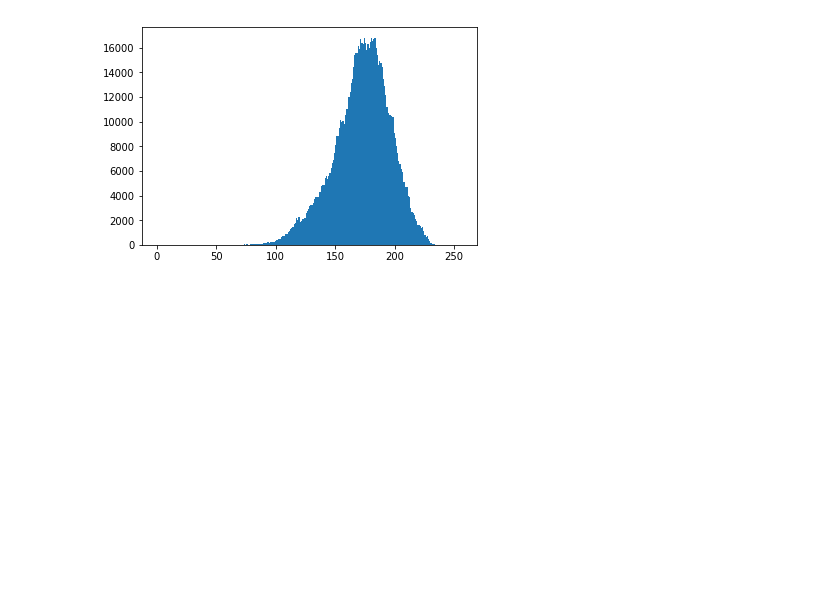
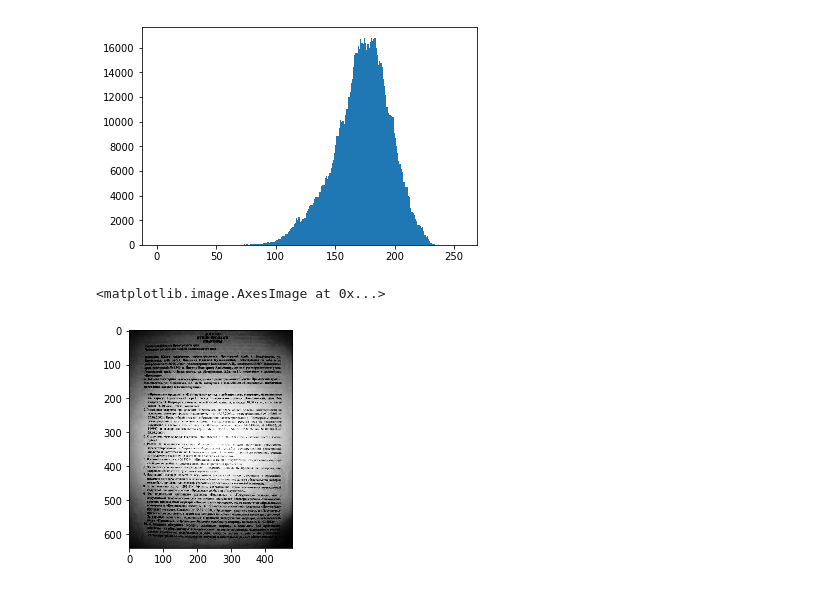
Before and after one commit to Ciaran-OBrien/Image-Processing, a Jupyter notebook: Assignment 1/C15765215 - Ciarán O'Brien - CA 1.ipynb, the cells around one changed output. Drawn from its saved outputs; the diff is of its cells as text; code cells hidden in the pictures; blank space fills up the shorter version.

```diff
--- a/Assignment 1/C15765215 - Ciarán O'Brien - CA 1.ipynb
+++ b/Assignment 1/C15765215 - Ciarán O'Brien - CA 1.ipynb
@@ -14,3 +14,11 @@ Values = textImage.ravel()
 plt.hist(Values,bins=256,range=[0,256]);
 # %% [output]
 [figure]
+# %%
+# No we look at the image using cv2's equalise fxn
+greyTextImage = cv2.cvtColor(textImage,cv2.COLOR_BGR2GRAY)
+eqHistImage = cv2.equalizeHist(greyTextImage)
+plt.imshow(cv2.cvtColor(eqHistImage,cv2.COLOR_GRAY2BGR))
+# %% [output]
+<matplotlib.image.AxesImage at 0x...>
+[figure, added]
```
Also changed, not shown: parts of 1 cell of this notebook.
